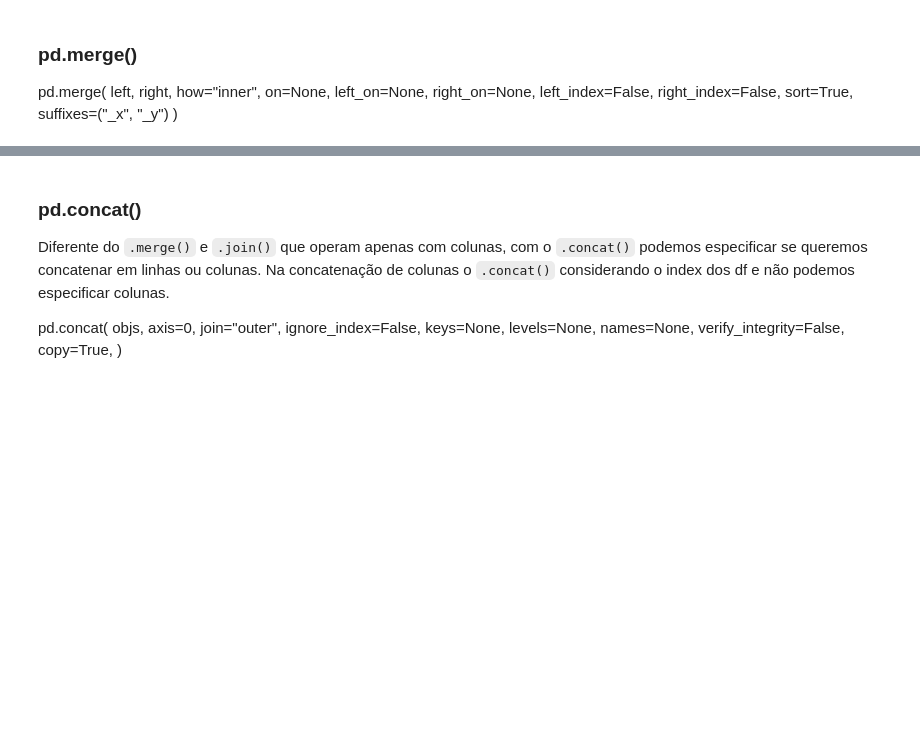
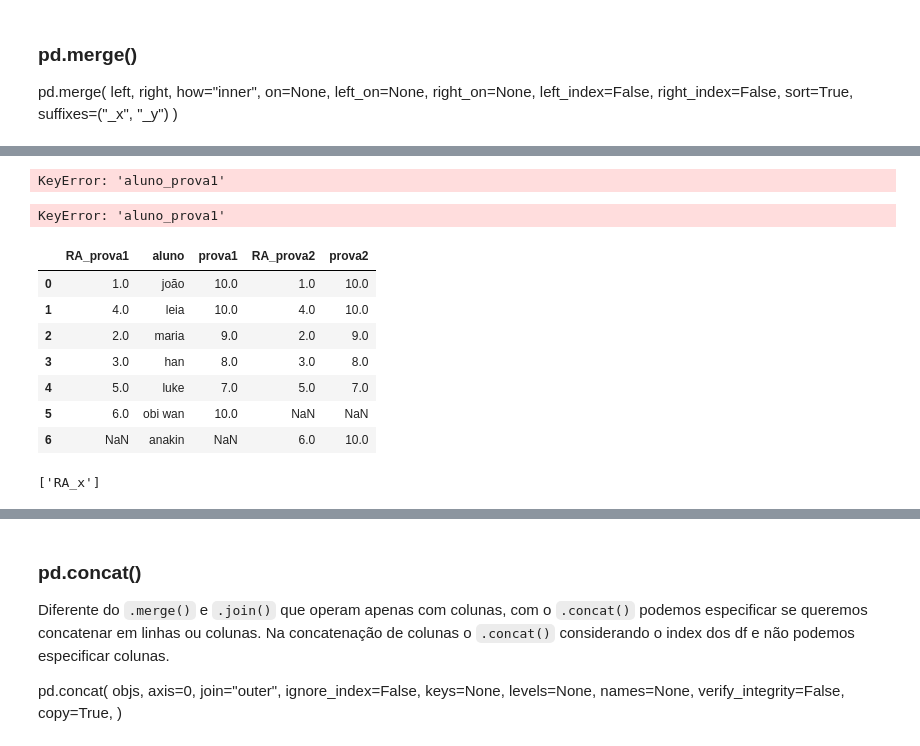
Before and after one commit to patriciacatandi/Lets_Code_Alunos, a Jupyter notebook: 02_Ferramentas_Programação/03_Pandas/Aula_4_-_Groupby_Merge.ipynb, the cells around one changed output, grey strips where cells are left out. Saved outputs shown, nothing was run; the diff lists cells and outputs as text; code cells hidden in the pictures; blank space fills up the shorter version.

```diff
--- a/02_Ferramentas_Programação/03_Pandas/Aula_4_-_Groupby_Merge.ipynb
+++ b/02_Ferramentas_Programação/03_Pandas/Aula_4_-_Groupby_Merge.ipynb
@@ -1095,0 +1132,4 @@ pd.merge(
+# %%
+df3 = df1.copy()
+df3.loc[5, 'RA'] = 6
+df3
@@ -1095,0 +1201,23 @@ pd.merge(
+# %%
+df_merge[df_merge['aluno_prova1'] != df_merge['aluno_prova2']]
+# %% [output]
+KeyError: 'aluno_prova1'
+# %%
+df_merge[df_merge['aluno_prova1'] != df_merge['aluno_prova2']].drop(5, axis=0)
+# %% [output]
+KeyError: 'aluno_prova1'
+# %%
+df3.merge(df2, how='outer', on=['aluno'], suffixes=['_prova1', '_prova2'])
+# %% [output]
+|  | RA_prova1 | aluno | prova1 | RA_prova2 | prova2 |
+| 0 | 1.0 | joão | 10.0 | 1.0 | 10.0 |
+| 1 | 4.0 | leia | 10.0 | 4.0 | 10.0 |
+| 2 | 2.0 | maria | 9.0 | 2.0 | 9.0 |
+| 3 | 3.0 | han | 8.0 | 3.0 | 8.0 |
+| 4 | 5.0 | luke | 7.0 | 5.0 | 7.0 |
+| 5 | 6.0 | obi wan | 10.0 | NaN | NaN |
+| 6 | NaN | anakin | NaN | 6.0 | 10.0 |
+# %%
+[i for i in list(df3.merge(df2, how='outer', on=['aluno']).columns) if '_x' in i]
+# %% [output]
+['RA_x']
```
Also changed, not shown: parts of 34 cells of this notebook.
